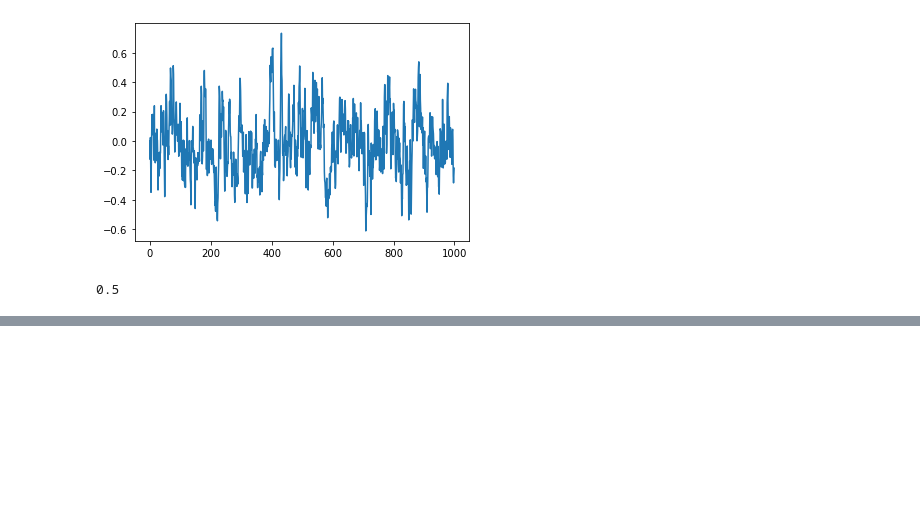
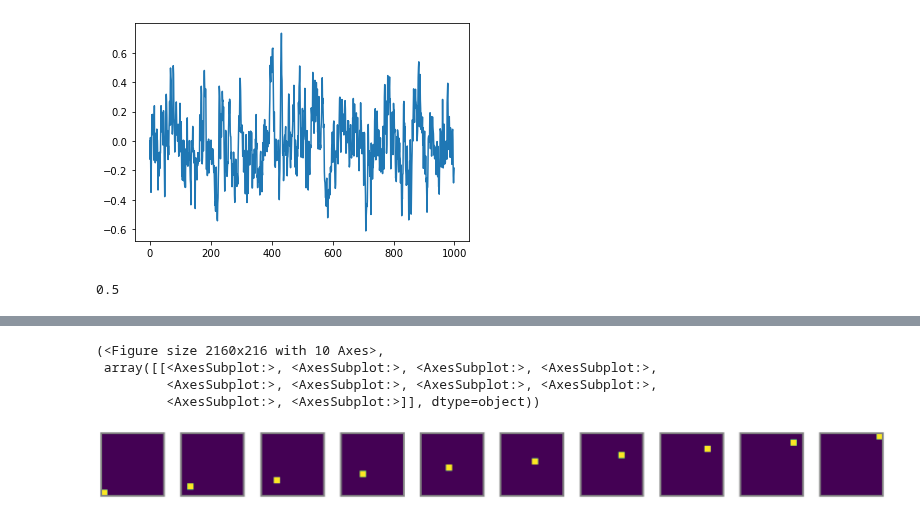
Before and after one commit to RatInABox-Lab/RatInABox, a Jupyter notebook: demos/testing.ipynb, the cells around one changed output, grey strips where cells are left out. Saved outputs shown, nothing was run; the diff lists cells and outputs as text; code cells hidden in the pictures; blank space fills up the shorter version.

```diff
--- a/demos/testing.ipynb
+++ b/demos/testing.ipynb
@@ -88,0 +101,12 @@ scipy.stats.norm.cdf(0)
+# %%
+locs = Env.sample_positions(n=100,method="uniform")
+PCs = PlaceCells(Ag,
+                params={'description':'one_hot',
+                        'place_cell_centres':locs})
+PCs.plot_rate_map(chosen_neurons='10')
+# %% [output]
+(<Figure size 2160x216 with 10 Axes>,
+ array([[<AxesSubplot:>, <AxesSubplot:>, <AxesSubplot:>, <AxesSubplot:>,
+         <AxesSubplot:>, <AxesSubplot:>, <AxesSubplot:>, <AxesSubplot:>,
+         <AxesSubplot:>, <AxesSubplot:>]], dtype=object))
+[figure, added]
```
Also changed, not shown: parts of 2 cells of this notebook, 3 other files.
